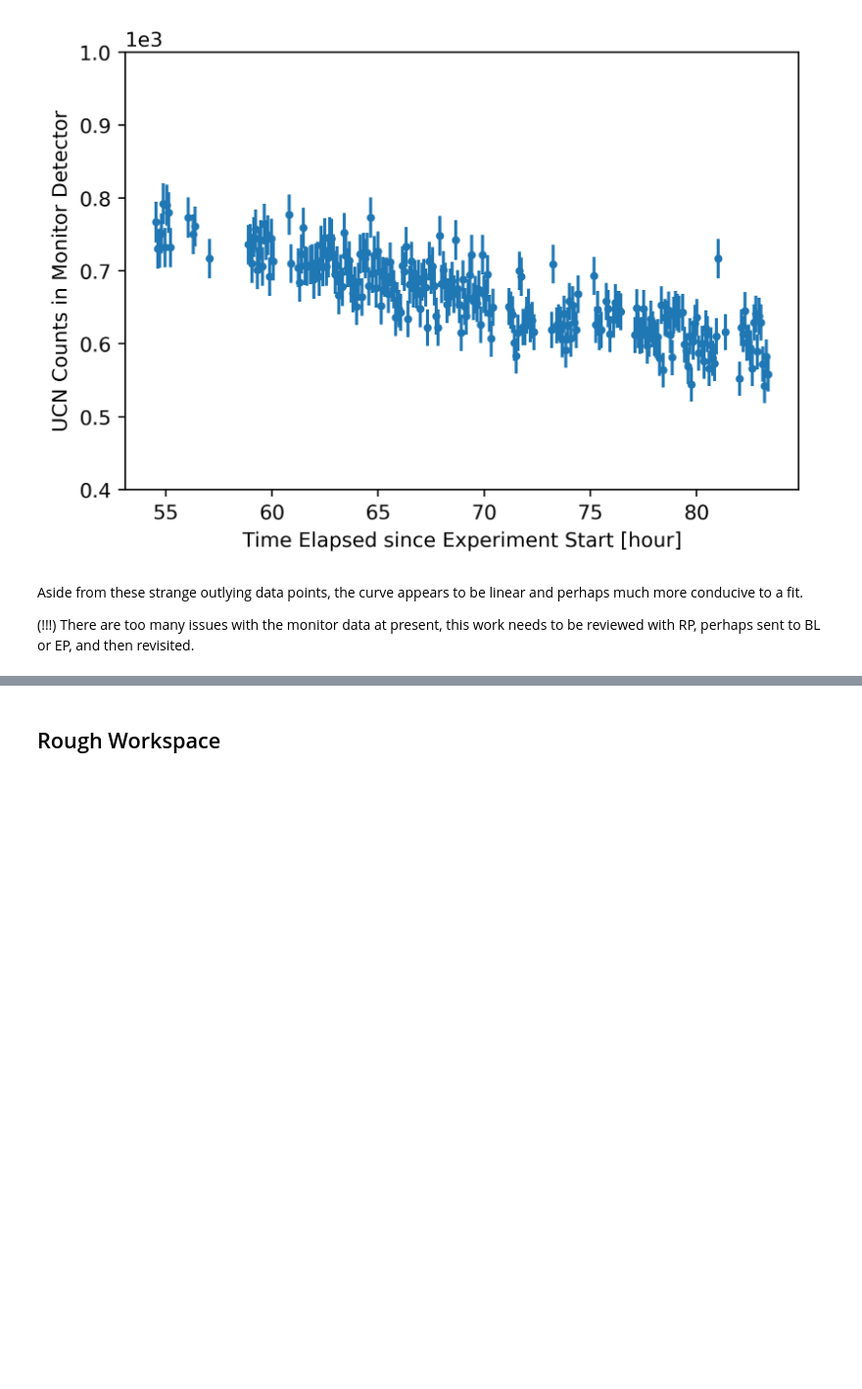
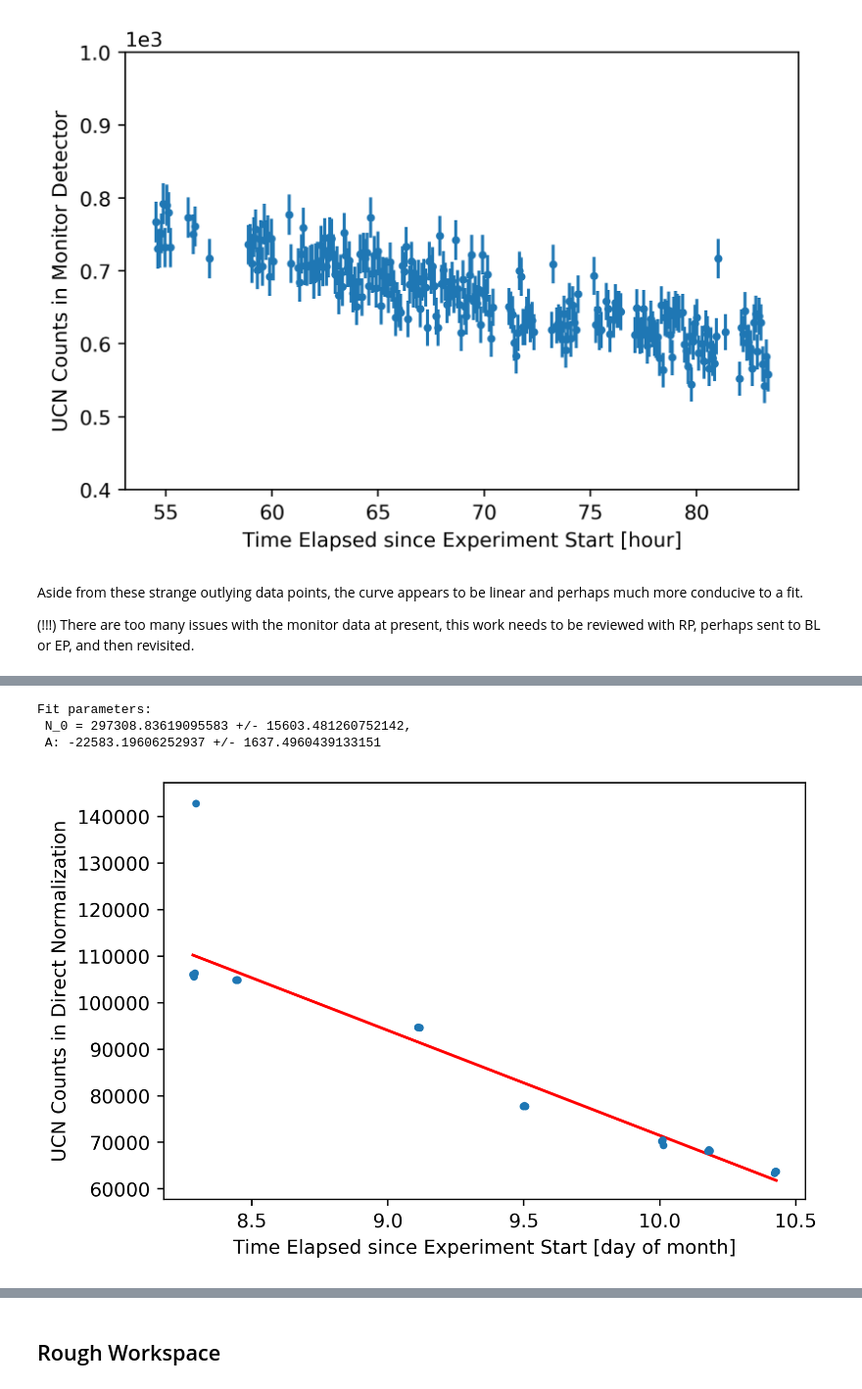
Before and after one commit to jonahberean/psi_transmission, a Jupyter notebook: notebooks/source_normalization.ipynb, the cells around one changed output, grey strips where cells are left out. Shown at 98% size. Drawn from its saved outputs; the diff is of its cells as text; code cells hidden in the pictures; blank space fills up the shorter version.

Commit message:
Begun analysis of source performance using storage measurement data in normalization configuration.

```diff
--- a/notebooks/source_normalization.ipynb
+++ b/notebooks/source_normalization.ipynb
@@ -54,9 +54,9 @@ time_bins, times, data, monitor_data = load_data(
     [76, 120, 175, 122, 170, 249],
     [ 8,   9,   9,  10,  10,  10])
 
-def direct_normalized_source_fit(times, data):
+def normalized_source_fit(times, data):
     """Performs a fit of the UCN source performance using data from
-        only the direct shot normalization runs.
+        only the normalization runs.
 
     Args:
         times (numpy.float64): vector of run times for each run
@@ -84,7 +84,7 @@ def direct_normalized_source_fit(times, data):
         result[i,1] = np.sqrt(sum_counts)
 
     return result
-result = direct_normalized_source_fit(times, data)
+result = normalized_source_fit(times, data)
 
 # converting times to minutes
 times = times / 60
@@ -502,0 +595,30 @@ Aside from these strange outlying data points, the curve appears to be linear an
+# %%
+norm_storage_5_result = normalized_source_fit(norm_storage_5_times, norm_storage_5_data)
+# %%
+# Some plotting
+plt.clf()
+plt.errorbar(norm_storage_5_times/60/60/24+7, norm_storage_5_result[:,0], yerr = norm_storage_5_result[:,1], fmt = '.')
+# plt.ticklabel_format(style='sci', axis='x', scilimits=(0,0))
+# plt.ticklabel_format(style='sci', axis='y', scilimits=(0,0))
+plt.xlabel('Time Elapsed since Experiment Start [day of month]')
+plt.ylabel('UCN Counts in Direct Normalization');
+
+# perform a linear fit
+popt, pcov = curve_fit(source_fit, norm_storage_5_times[:,0]/60/60/24+7, norm_storage_5_result[:,0], p0=[77600, -9], sigma = norm_storage_5_result[:,1])
+plt.plot(norm_storage_5_times/60/60/24+7, source_fit(norm_storage_5_times/60/60/24+7, *popt), 'r-');
+
+# printing the fit parameters and their errors:
+fit_parameters = np.zeros(np.shape(pcov))
+for i in range(0, np.size(popt)):
+    fit_parameters[i,0] = popt[i]
+    fit_parameters[i,1] = np.sqrt(np.diag(pcov))[i]
+print("Fit parameters:\n N_0 = {} +/- {},\n A: {} +/- {}".format(
+        fit_parameters[0,0],
+        fit_parameters[0,1],
+        fit_parameters[1,0],
+        fit_parameters[1,1]))
+# %% [output]
+Fit parameters:
+ N_0 = 297308.83619095583 +/- 15603.481260752142,
+ A: -22583.19606252937 +/- 1637.4960439133151
+[figure, added]
```
Also changed, not shown: parts of 3 cells of this notebook.
